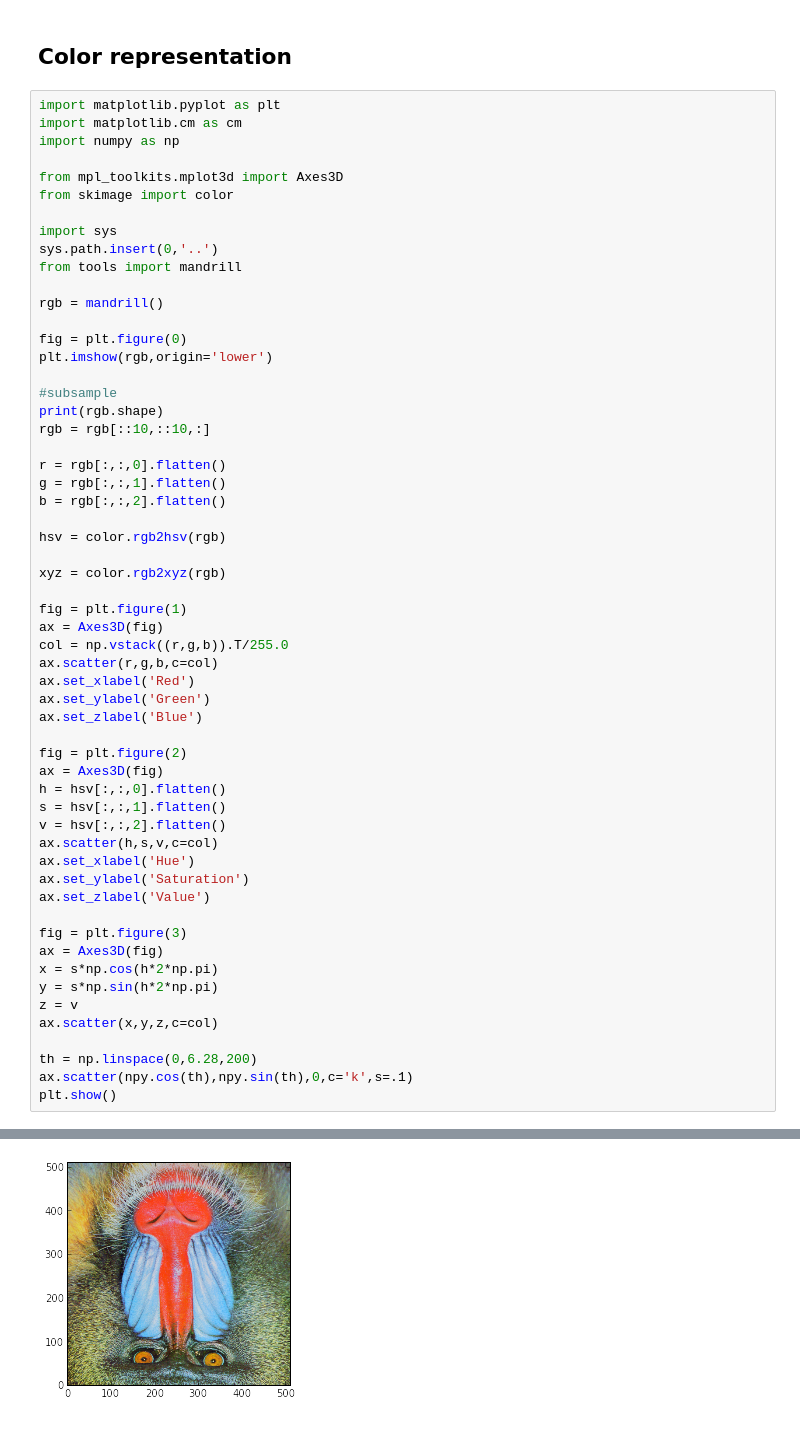
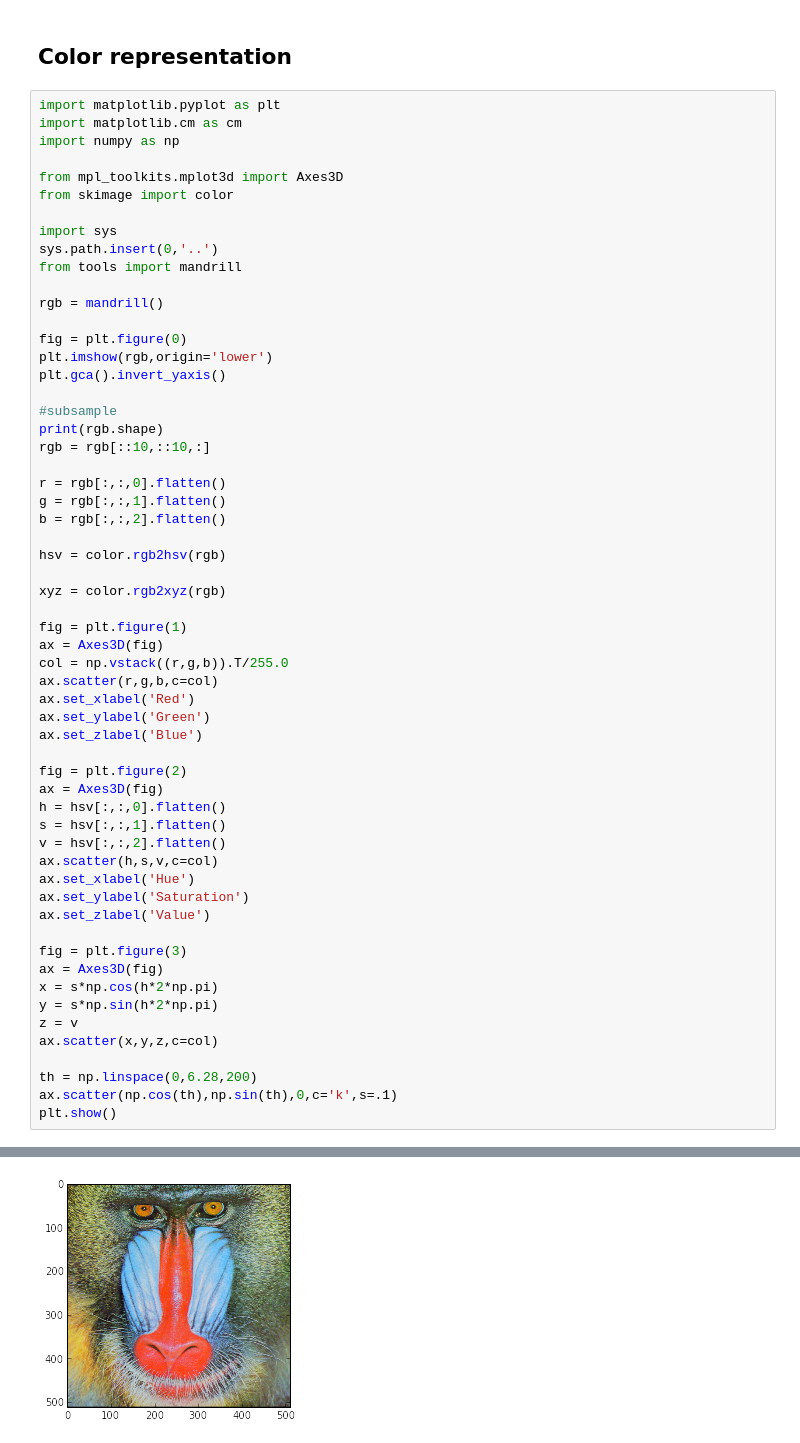
Before and after one commit to odebeir/info-h-500-501, a Jupyter notebook: Acquisition/color.ipynb, the cells around one changed output, grey strips where cells are left out. Drawn from its saved outputs; the diff is of its cells as text.

Commit message:
invert y axis

```diff
--- a/Acquisition/color.ipynb
+++ b/Acquisition/color.ipynb
@@ -20,6 +20,7 @@ rgb = mandrill()
 
 fig = plt.figure(0)
 plt.imshow(rgb,origin='lower')
+plt.gca().invert_yaxis()
 
 #subsample
 print(rgb.shape)
@@ -35,35 +36,35 @@ xyz = color.rgb2xyz(rgb)
 
 fig = plt.figure(1)
 ax = Axes3D(fig)
 col = np.vstack((r,g,b)).T/255.0
 ax.scatter(r,g,b,c=col)
 ax.set_xlabel('Red')
 ax.set_ylabel('Green')
 ax.set_zlabel('Blue')
 
 fig = plt.figure(2)
 ax = Axes3D(fig)
 h = hsv[:,:,0].flatten()
 s = hsv[:,:,1].flatten()
 v = hsv[:,:,2].flatten()
 ax.scatter(h,s,v,c=col)
 ax.set_xlabel('Hue')
 ax.set_ylabel('Saturation')
 ax.set_zlabel('Value')
 
 fig = plt.figure(3)
 ax = Axes3D(fig)
 x = s*np.cos(h*2*np.pi)
 y = s*np.sin(h*2*np.pi)
 z = v
 ax.scatter(x,y,z,c=col)
 
 th = np.linspace(0,6.28,200)
-ax.scatter(npy.cos(th),npy.sin(th),0,c='k',s=.1)
+ax.scatter(np.cos(th),np.sin(th),0,c='k',s=.1)
 plt.show()
 # %% [output]
 (512, 512, 3)
-[figure, old version]
+[figure, new version]
 [figure]
 [figure]
 [figure]
```
